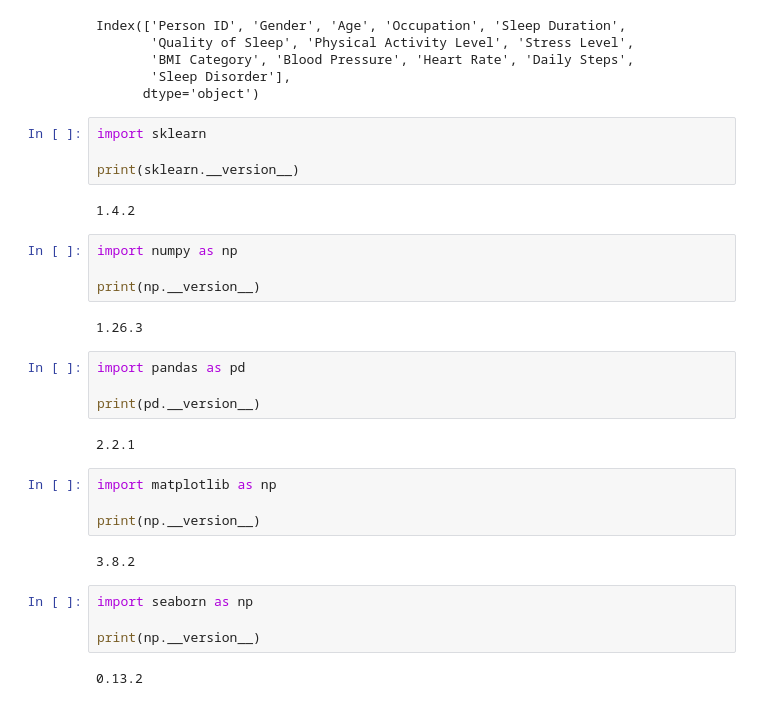
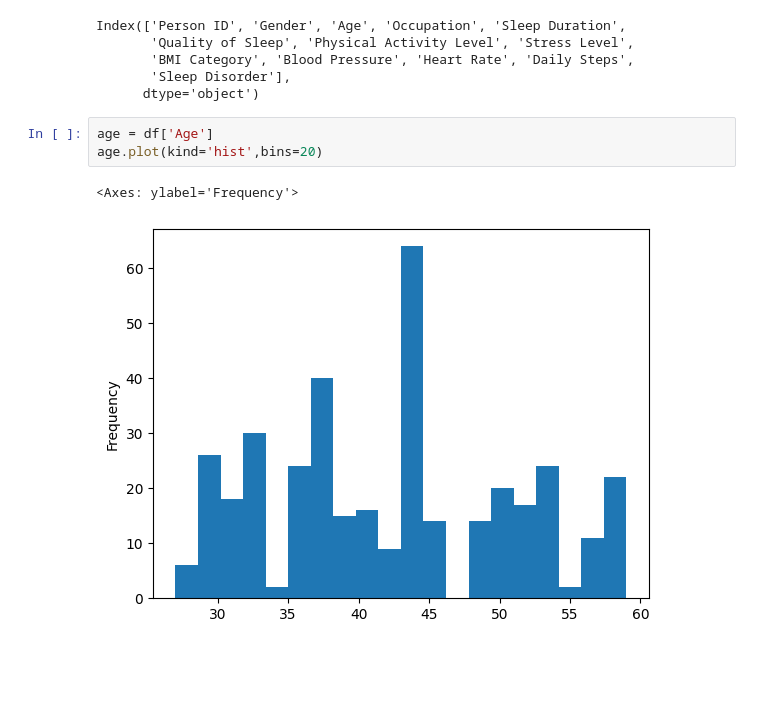
Before and after one commit to Bhavik2209/stress_prediction, a Jupyter notebook: analysis.ipynb, the cells around one changed output. Drawn from its saved outputs; the diff is of its cells as text; blank space fills up the shorter version.

```diff
--- a/analysis.ipynb
+++ b/analysis.ipynb
@@ -55,33 +55,9 @@ Index(['Person ID', 'Gender', 'Age', 'Occupation', 'Sleep Duration',
        'BMI Category', 'Blood Pressure', 'Heart Rate', 'Daily Steps',
        'Sleep Disorder'],
       dtype='object')
-# %%
-import sklearn
-
-print(sklearn.__version__)
-# %% [output]
-1.4.2
-# %%
-import numpy as np
-
-print(np.__version__)
-# %% [output]
-1.26.3
-# %%
-import pandas as pd
-
-print(pd.__version__)
-# %% [output]
-2.2.1
-# %%
-import matplotlib as np
-
-print(np.__version__)
-# %% [output]
-3.8.2
-# %%
-import seaborn as np
-
-print(np.__version__)
-# %% [output]
-0.13.2
+# %%
+age = df['Age']
+age.plot(kind='hist',bins=20)
+# %% [output]
+<Axes: ylabel='Frequency'>
+[figure, added]
```
Also changed, not shown: parts of 12 cells of this notebook.
